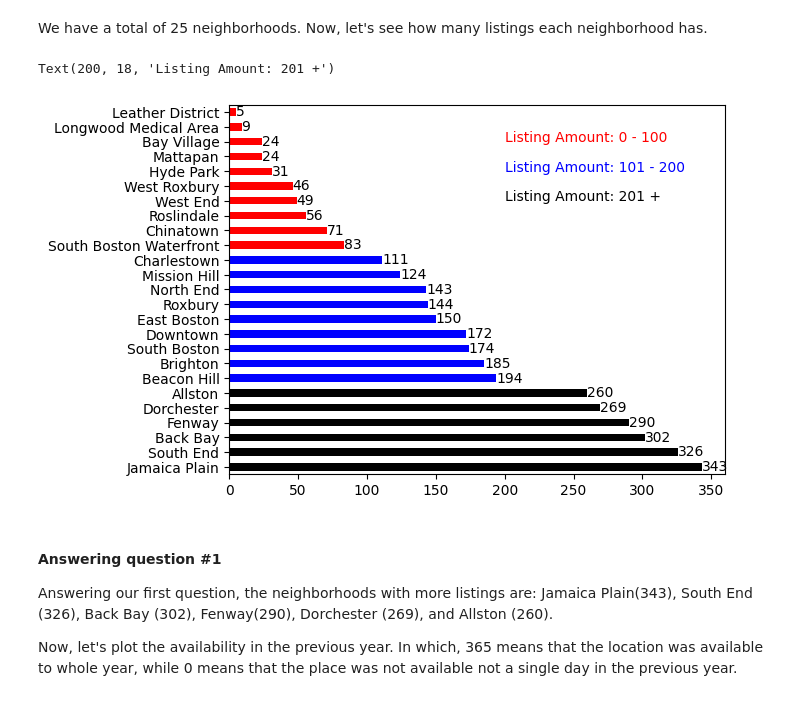
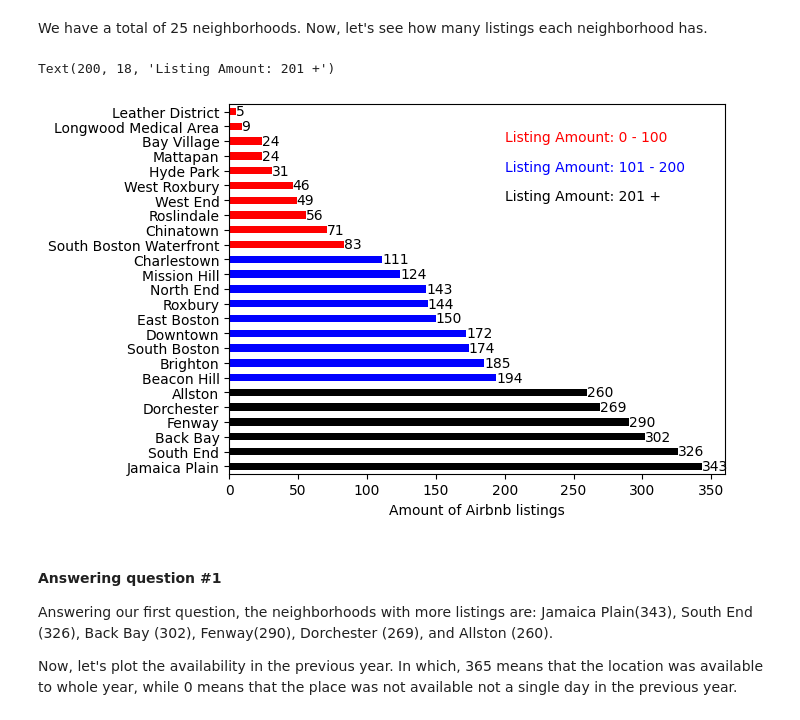
Before and after one commit to daniloarruda13/airbnb-boston-udacity, a Jupyter notebook: Boston_AIRbnb.ipynb, the cells around one changed output. Drawn from its saved outputs; the diff is of its cells as text; code cells hidden in the pictures.

```diff
--- a/Boston_AIRbnb.ipynb
+++ b/Boston_AIRbnb.ipynb
@@ -186,21 +195,22 @@ We have a total of 25 neighborhoods. Now, let's see how many listings each neigh
 # %%
 
 # Storing the keys using value_counts to ensure the same order when ploting the colors later.
 neighbourhood_sorted=listing.neighbourhood_cleansed.value_counts()
 #creating a dictionary and storing different colors given the amount of listings by neighborhood
 neighb_col_amount = {neighb: 'red' if amount < 101 else 'blue' if amount <= 200 else 'black'
                     for neighb, amount in zip(neighbourhood_sorted.keys(), neighbourhood_sorted)}
 
 #Ploting the amount of listings and assigning colors using the previously created color list.
 plot_lists_by_neighborhood_color=neighbourhood_sorted.plot.barh(color=neighb_col_amount.values())
 plot_lists_by_neighborhood_color.bar_label(plot_lists_by_neighborhood_color.containers[0])
 plot_lists_by_neighborhood_color.set_ylabel(None)
+plot_lists_by_neighborhood_color.set_xlabel('Amount of Airbnb listings')
 plot_lists_by_neighborhood_color.annotate('Listing Amount: 0 - 100',xy=(200,22),color='red')
 plot_lists_by_neighborhood_color.annotate('Listing Amount: 101 - 200',xy=(200,20),color='blue')
 plot_lists_by_neighborhood_color.annotate('Listing Amount: 201 +',xy=(200,18),color='black')
 # %% [output]
 Text(200, 18, 'Listing Amount: 201 +')
-[figure, old version]
+[figure, new version]
 # %% [markdown]
 <a id="9"></a>
 #### Answering question #1
```
Also changed, not shown: parts of 10 cells of this notebook.
